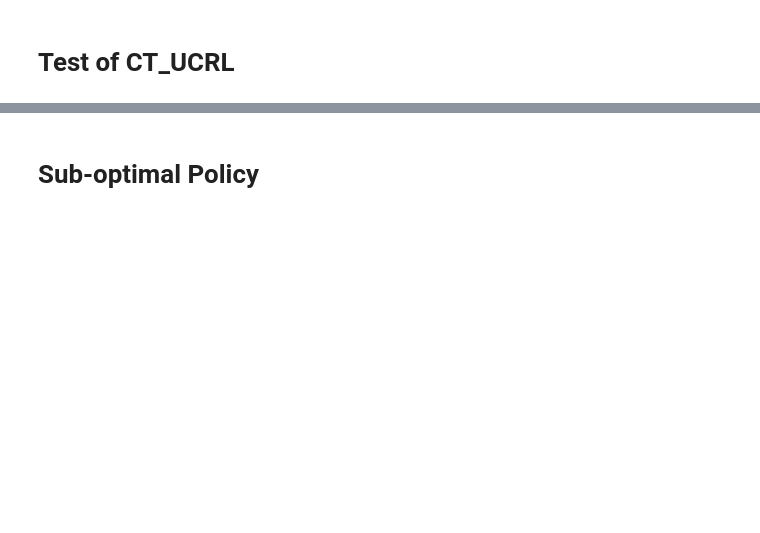
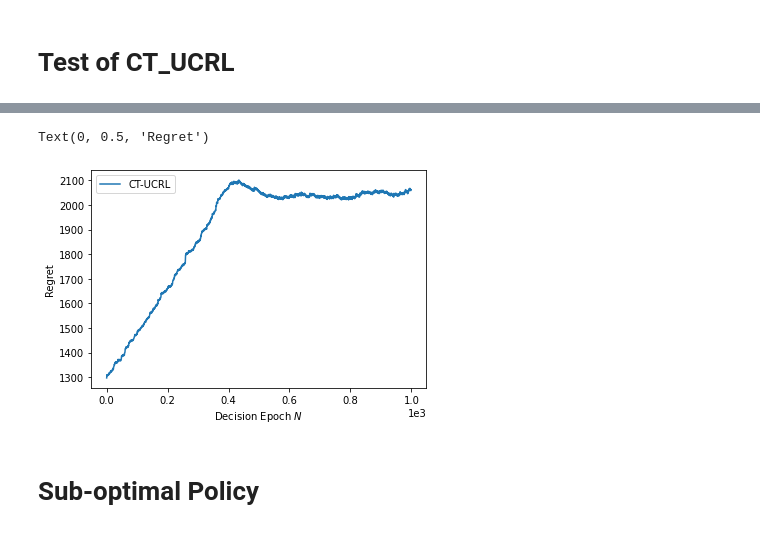
Before and after one commit to JialeZhaCUHK/CT_UCRL, a Jupyter notebook: test.ipynb, the cells around one changed output, grey strips where cells are left out. Drawn from its saved outputs; the diff is of its cells as text; code cells hidden in the pictures; blank space fills up the shorter version.

```diff
--- a/test.ipynb
+++ b/test.ipynb
@@ -64,0 +58,8 @@ num_dec_epoch = 500000
+# %%
+state_val, best_ac, best_mdp = extended_value_iteration(2, 2, np.array(r), np.array(p),
+                                                   np.zeros(np.shape(p)[:2]),
+                                                   1 / np.array(holding_lambda),
+                                                   np.zeros(np.shape(holding_lambda)),
+                                                   2, 7, 0.01)
+rho_star = ((p[0][1] * state_val).sum() - state_val[0] + r[0, 1]) * holding_lambda[0, 1]
+rho_star
@@ -74,5 +91,0 @@ for _ in range(num_dec_epoch):
-# %%
-np_tr = np.array(opt_tr)
-opt_cumsum_r = np.cumsum(np_tr[:, -1], 0)
-opt_rho = opt_cumsum_r[-1] / ct_mdp.timer
-opt_rho
@@ -89,3 +124,17 @@ rho_star = ((p[0][1] * state_val).sum() - state_val[0] + r[0, 1]) * holding_lamb
+# %%
+log_factor = 500
+label_gap = 1
+plt.plot(np_tr[17000:18000, 1] * rho_star - opt_cumsum_r[17000:18000],
+         label = 'CT-UCRL')
+# plt.plot([k * 10000 for k in range(100)], log_factor * np.log(np_tr[:20000:10000, 0]),
+#          label=r'${}\log(N)$'.format(log_factor))
+plt.ticklabel_format(style='sci', axis='x', scilimits=(0,0))
+plt.legend()
+plt.xlabel(r'Decision Epoch $N$')
+plt.ylabel('Regret')
+# %% [output]
+Text(0, 0.5, 'Regret')
+[figure, added]
 # %% [markdown]
 # Sub-optimal Policy
 # %%
```
Also changed, not shown: parts of 20 cells of this notebook, 1 other file.
